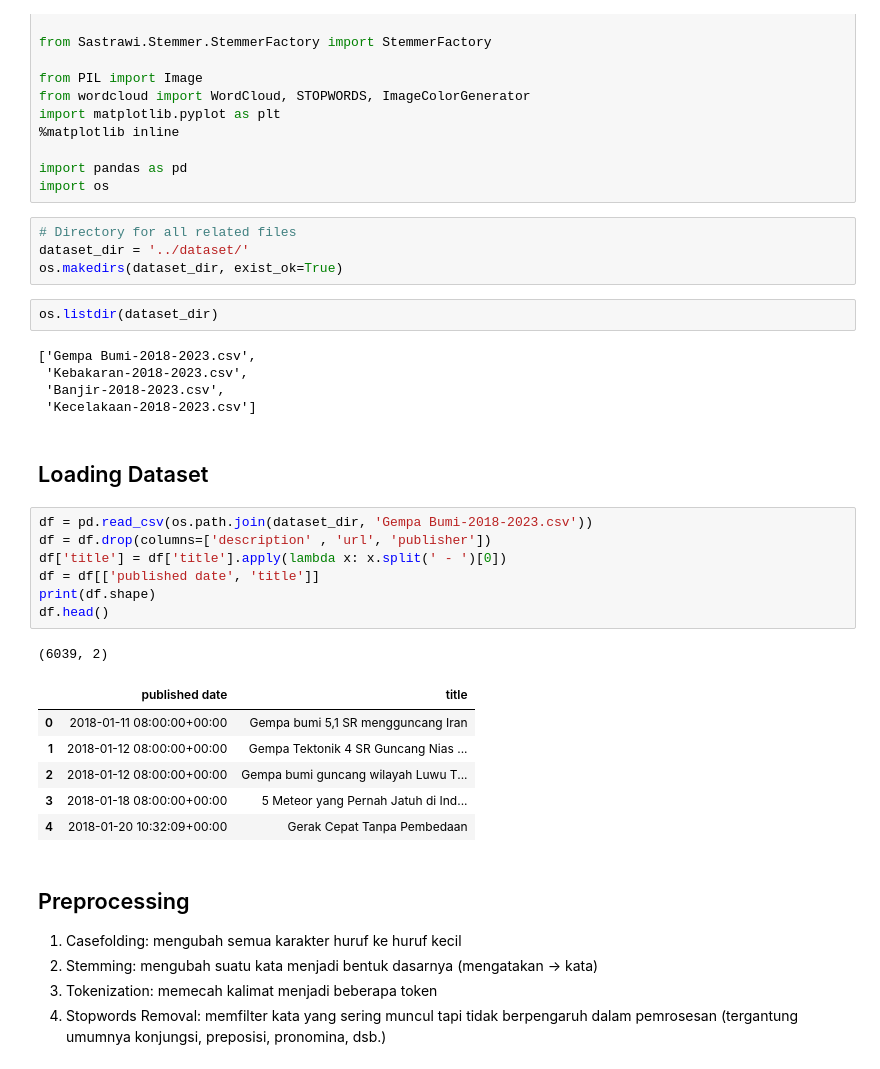
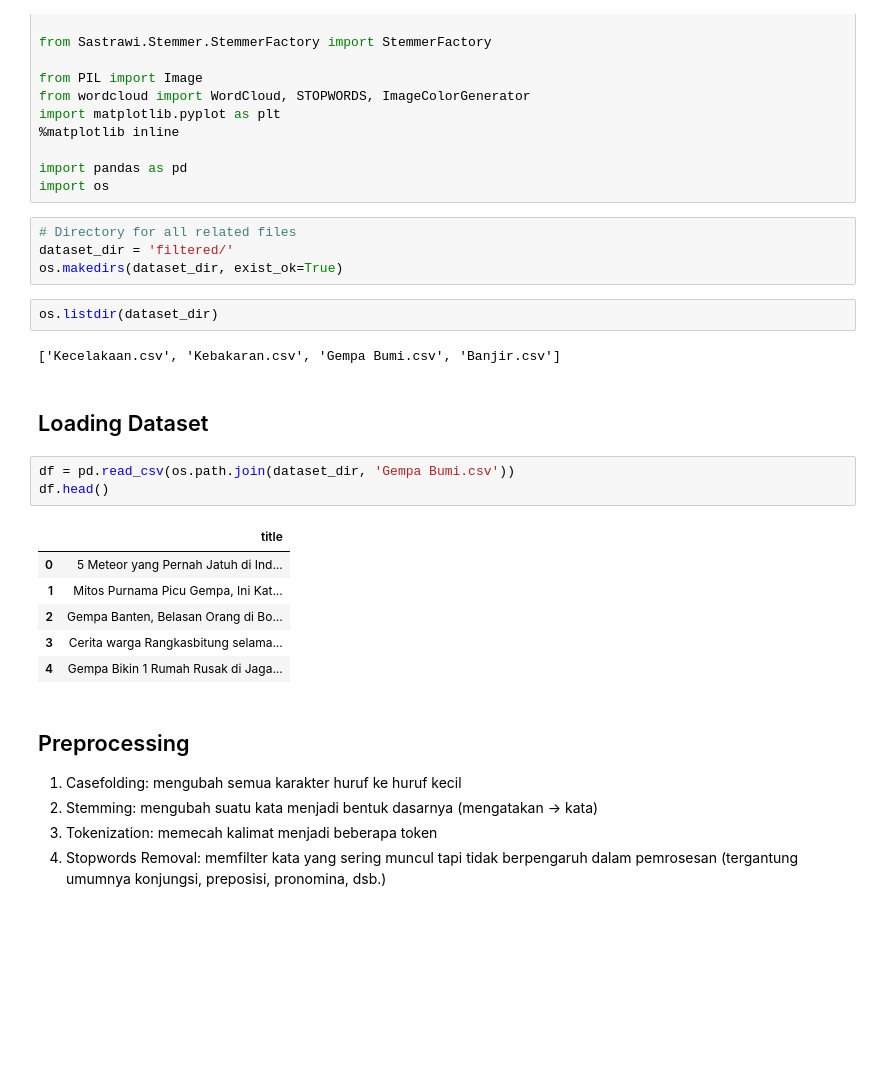
Before and after one commit to ghifarit53/text-mining, a Jupyter notebook: preprocessing/Preprocessing_Gempa Bumi.ipynb, the cells around one changed output. Saved outputs shown, nothing was run; the diff lists cells and outputs as text; blank space fills up the shorter version.

```diff
--- a/preprocessing/Preprocessing_Gempa Bumi.ipynb
+++ b/preprocessing/Preprocessing_Gempa Bumi.ipynb
@@ -29,32 +29,24 @@ import pandas as pd
 import os
 # %%
 # Directory for all related files
-dataset_dir = '../dataset/'
+dataset_dir = 'filtered/'
 os.makedirs(dataset_dir, exist_ok=True)
 # %%
 os.listdir(dataset_dir)
 # %% [output]
-['Gempa Bumi-2018-2023.csv',
- 'Kebakaran-2018-2023.csv',
- 'Banjir-2018-2023.csv',
- 'Kecelakaan-2018-2023.csv']
+['Kecelakaan.csv', 'Kebakaran.csv', 'Gempa Bumi.csv', 'Banjir.csv']
 # %% [markdown]
 ## Loading Dataset
 # %%
-df = pd.read_csv(os.path.join(dataset_dir, 'Gempa Bumi-2018-2023.csv'))
-df = df.drop(columns=['description' , 'url', 'publisher'])
-df['title'] = df['title'].apply(lambda x: x.split(' - ')[0])
-df = df[['published date', 'title']]
-print(df.shape)
+df = pd.read_csv(os.path.join(dataset_dir, 'Gempa Bumi.csv'))
 df.head()
 # %% [output]
-(6039, 2)
-|  | published date | title |
-| 0 | 2018-01-11 08:00:00+00:00 | Gempa bumi 5,1 SR mengguncang Iran |
-| 1 | 2018-01-12 08:00:00+00:00 | Gempa Tektonik 4 SR Guncang Nias ... |
-| 2 | 2018-01-12 08:00:00+00:00 | Gempa bumi guncang wilayah Luwu T... |
-| 3 | 2018-01-18 08:00:00+00:00 | 5 Meteor yang Pernah Jatuh di Ind... |
-| 4 | 2018-01-20 10:32:09+00:00 | Gerak Cepat Tanpa Pembedaan |
+|  | title |
+| 0 | 5 Meteor yang Pernah Jatuh di Ind... |
+| 1 | Mitos Purnama Picu Gempa, Ini Kat... |
+| 2 | Gempa Banten, Belasan Orang di Bo... |
+| 3 | Cerita warga Rangkasbitung selama... |
+| 4 | Gempa Bikin 1 Rumah Rusak di Jaga... |
 # %% [markdown]
 ## Preprocessing
 
```
Also changed, not shown: parts of 6 cells of this notebook, 2 other files.
